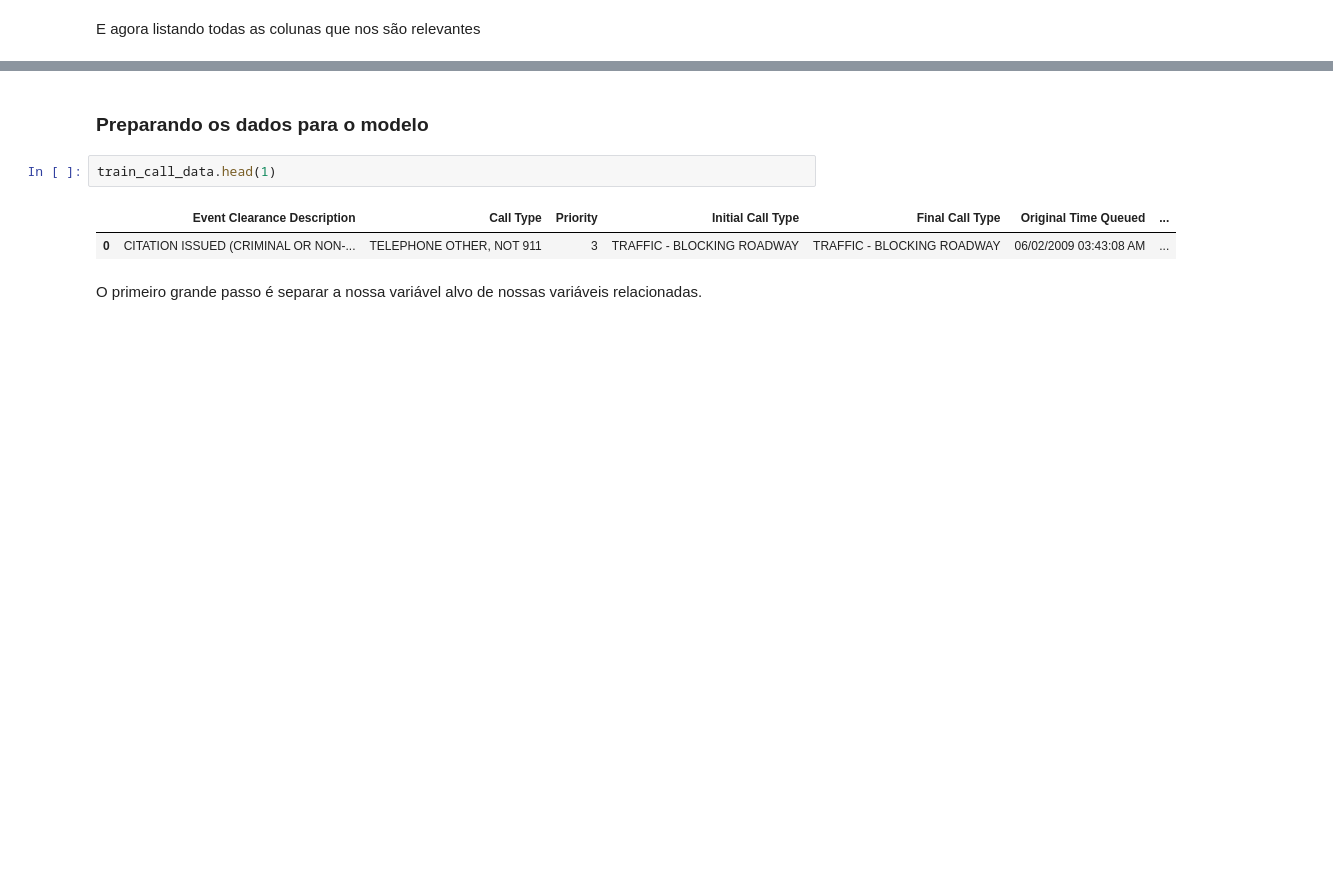
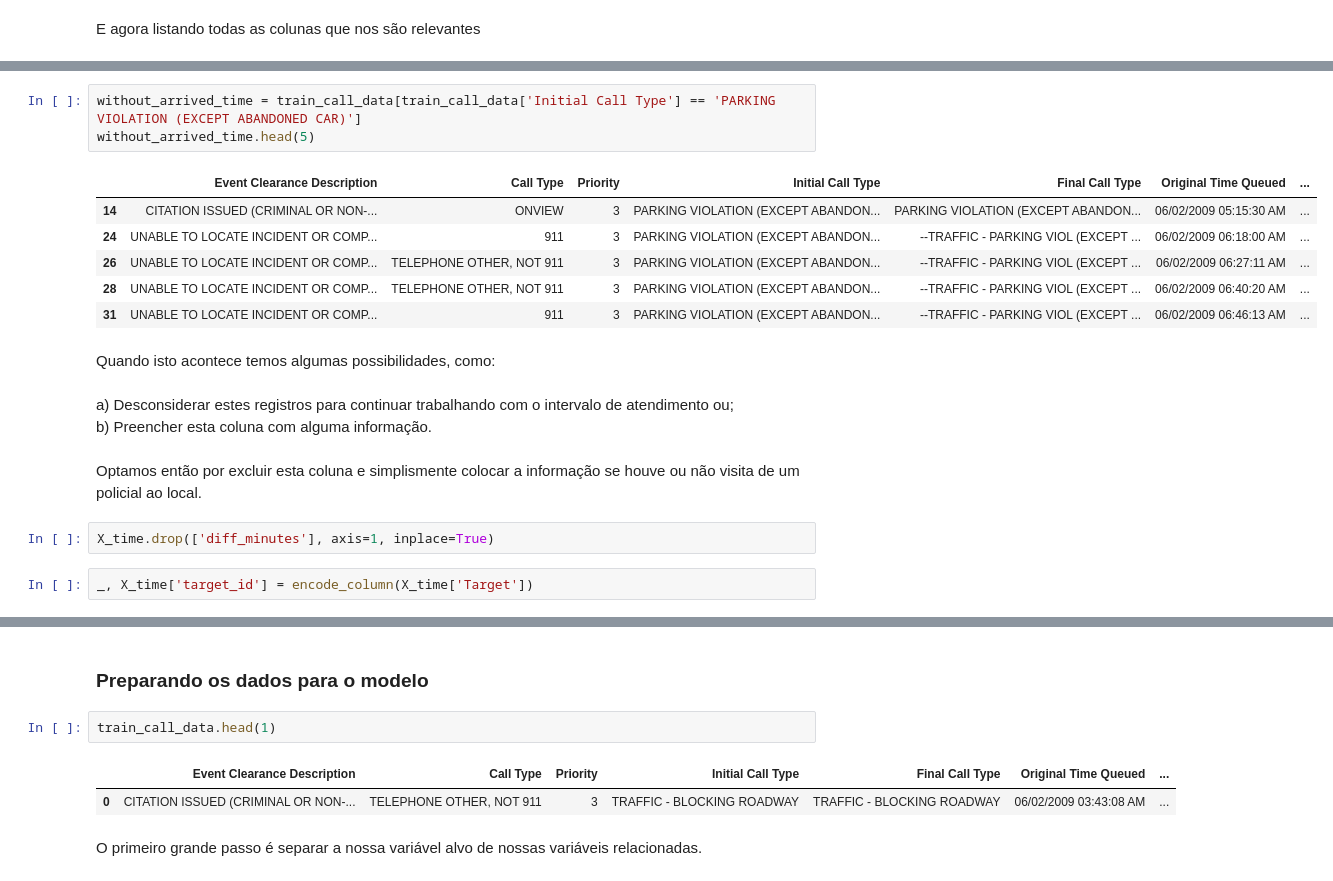
Before and after one commit to hlgurgel/uni7, a Jupyter notebook: Prova_v0.0.2.ipynb, the cells around one changed output, grey strips where cells are left out. Drawn from its saved outputs; the diff is of its cells as text; blank space fills up the shorter version.

```diff
--- a/Prova_v0.0.2.ipynb
+++ b/Prova_v0.0.2.ipynb
@@ -250,0 +297,21 @@ X_time.iloc[:,2:].head(1)
+# %%
+without_arrived_time = train_call_data[train_call_data['Initial Call Type'] == 'PARKING VIOLATION (EXCEPT ABANDONED CAR)']
+without_arrived_time.head(5)
+# %% [output]
+|  | Event Clearance Description | Call Type | Priority | Initial Call Type | Final Call Type | Original Time Queued | ... |
+| 14 | CITATION ISSUED (CRIMINAL OR NON-... | ONVIEW | 3 | PARKING VIOLATION (EXCEPT ABANDON... | PARKING VIOLATION (EXCEPT ABANDON... | 06/02/2009 05:15:30 AM | ... |
+| 24 | UNABLE TO LOCATE INCIDENT OR COMP... | 911 | 3 | PARKING VIOLATION (EXCEPT ABANDON... | --TRAFFIC - PARKING VIOL (EXCEPT ... | 06/02/2009 06:18:00 AM | ... |
+| 26 | UNABLE TO LOCATE INCIDENT OR COMP... | TELEPHONE OTHER, NOT 911 | 3 | PARKING VIOLATION (EXCEPT ABANDON... | --TRAFFIC - PARKING VIOL (EXCEPT ... | 06/02/2009 06:27:11 AM | ... |
+| 28 | UNABLE TO LOCATE INCIDENT OR COMP... | TELEPHONE OTHER, NOT 911 | 3 | PARKING VIOLATION (EXCEPT ABANDON... | --TRAFFIC - PARKING VIOL (EXCEPT ... | 06/02/2009 06:40:20 AM | ... |
+| 31 | UNABLE TO LOCATE INCIDENT OR COMP... | 911 | 3 | PARKING VIOLATION (EXCEPT ABANDON... | --TRAFFIC - PARKING VIOL (EXCEPT ... | 06/02/2009 06:46:13 AM | ... |
+# %% [markdown]
+Quando isto acontece temos algumas possibilidades, como:
+# %% [markdown]
+a) Desconsiderar estes registros para continuar trabalhando com o intervalo de atendimento ou;<br>
+b) Preencher esta coluna com alguma informação.
+# %% [markdown]
+Optamos então por excluir esta coluna e simplismente colocar a informação se houve ou não visita de um policial ao local.
+# %%
+X_time.drop(['diff_minutes'], axis=1, inplace=True)
+# %%
+_, X_time['target_id'] = encode_column(X_time['Target'])
```
Also changed, not shown: parts of 10 cells of this notebook.
